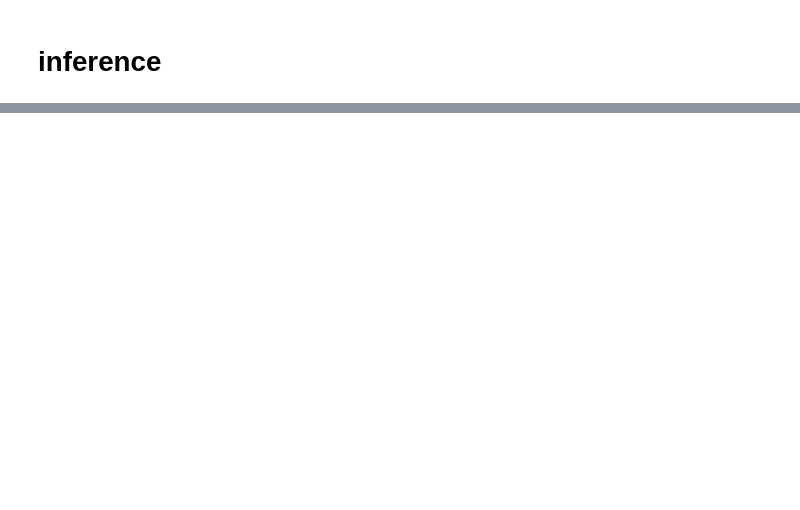
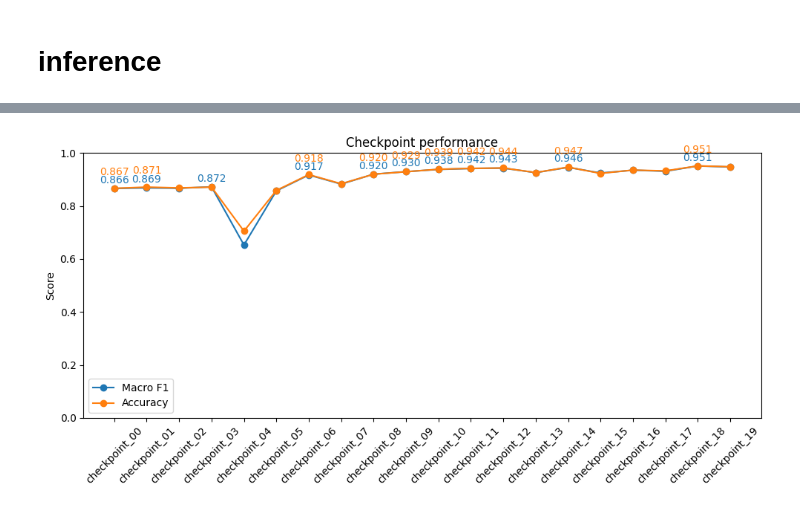
Before and after one commit to El-oan/radar_machine_learning, a Jupyter notebook: src/radHAR_pointnetV2.ipynb, the cells around one changed output, grey strips where cells are left out. Saved outputs shown, nothing was run; the diff lists cells and outputs as text; code cells hidden in the pictures; blank space fills up the shorter version.

```diff
--- a/src/radHAR_pointnetV2.ipynb
+++ b/src/radHAR_pointnetV2.ipynb
@@ -674,17 +671,32 @@ Accuracy: 0.8871
 # %%
 checkpoint_paths = sorted((PROJECT_ROOT / "checkpoints/radHAR").glob("checkpoint_*.pt"), key=lambda path: int(path.stem.split("_")[-1]))
 metrics = [evaluate_checkpoint(path) for path in checkpoint_paths]
 checkpoint_labels = [path.stem for path in checkpoint_paths]
 macro_f1_scores = [metric[0] for metric in metrics]
 accuracy_scores = [metric[2] for metric in metrics]
 
 plt.figure(figsize=(10, 5))
-plt.plot(checkpoint_labels, macro_f1_scores, marker="o", label="Macro F1")
-plt.plot(checkpoint_labels, accuracy_scores, marker="o", label="Accuracy")
+macro_line, = plt.plot(checkpoint_labels, macro_f1_scores, marker="o", label="Macro F1")
+accuracy_line, = plt.plot(checkpoint_labels, accuracy_scores, marker="o", label="Accuracy")
+
+best_macro_f1 = -1
+for idx, score in enumerate(macro_f1_scores):
+    if score > best_macro_f1:
+        plt.text(idx, score + 0.02, f"{score:.3f}", ha="center", color=macro_line.get_color())
+        best_macro_f1 = score
+
+best_accuracy = -1
+for idx, score in enumerate(accuracy_scores):
+    if score > best_accuracy:
+        plt.text(idx, score + 0.05, f"{score:.3f}", ha="center", color=accuracy_line.get_color())
+        best_accuracy = score
+
 plt.ylim(0, 1)
 plt.xticks(rotation=45)
 plt.ylabel("Score")
 plt.title("Checkpoint performance")
 plt.legend()
 plt.tight_layout()
 plt.show()
+# %% [output]
+[figure, added]
```
Also changed, not shown: parts of 3 cells of this notebook, 7 other files.
